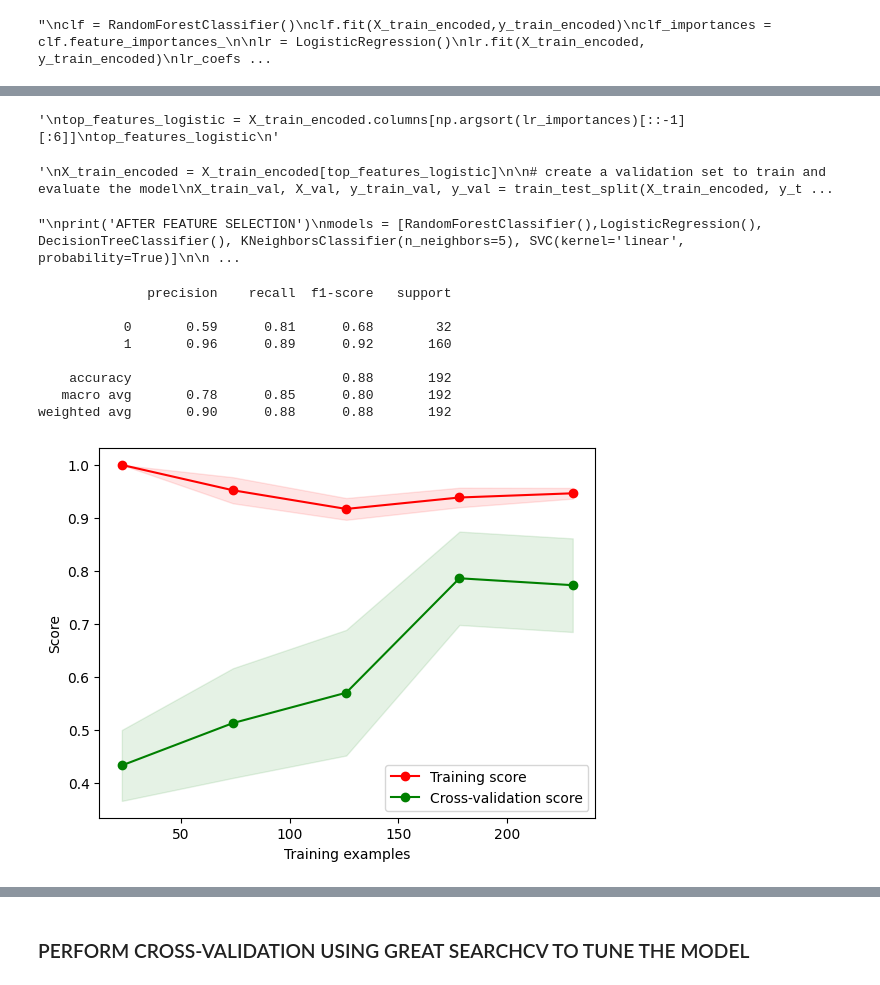
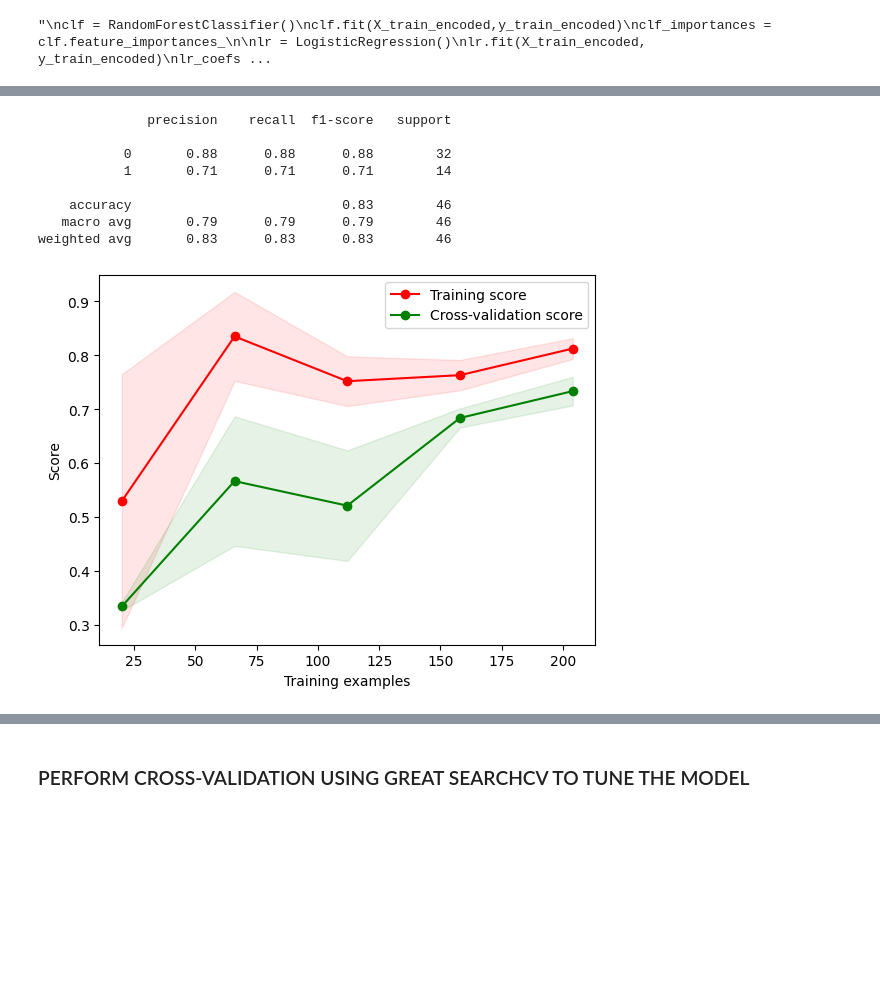
Before and after one commit to daniocionini/Prediction-Model-Breast-Cancer-Recurrence, a Jupyter notebook: model_prediction_recurrence_breast_cancer.ipynb, the cells around one changed output, grey strips where cells are left out. Drawn from its saved outputs; the diff is of its cells as text; code cells hidden in the pictures; blank space fills up the shorter version.

```diff
--- a/model_prediction_recurrence_breast_cancer.ipynb
+++ b/model_prediction_recurrence_breast_cancer.ipynb
@@ -209,28 +270,0 @@ top_features_forest
-# %%
-"""
-top_features_logistic = X_train_encoded.columns[np.argsort(lr_importances)[::-1][:6]]
-top_features_logistic
-"""
-# %% [output]
-'\ntop_features_logistic = X_train_encoded.columns[np.argsort(lr_importances)[::-1][:6]]\ntop_features_logistic\n'
-# %%
-"""
-X_train_encoded = X_train_encoded[top_features_logistic]
-
-# create a validation set to train and evaluate the model
-X_train_val, X_val, y_train_val, y_val = train_test_split(X_train_encoded, y_train_encoded, test_size=0.2, stratify=y_train_encoded, random_state=42)
-"""
-# %% [output]
-'\nX_train_encoded = X_train_encoded[top_features_logistic]\n\n# create a validation set to train and evaluate the model\nX_train_val, X_val, y_train_val, y_val = train_test_split(X_train_encoded, y_t ...
-# %%
-"""
-print('AFTER FEATURE SELECTION')
-models = [RandomForestClassifier(),LogisticRegression(), DecisionTreeClassifier(), KNeighborsClassifier(n_neighbors=5), SVC(kernel='linear', probability=True)]
-
-for model in models:
-    normal_pred(model, X_train_val, y_train_val, X_val, y_val)
-    resampling(model, X_train_val, y_train_val, X_val, y_val)
-    smote(model, X_train_val, y_train_val, X_val, y_val)
-"""
-# %% [output]
-"\nprint('AFTER FEATURE SELECTION')\nmodels = [RandomForestClassifier(),LogisticRegression(), DecisionTreeClassifier(), KNeighborsClassifier(n_neighbors=5), SVC(kernel='linear', probability=True)]\n\n ...
@@ -240,49 +274,49 @@ smote_k = 10
 # %%
-model = RandomForestClassifier()
+model = KNeighborsClassifier()
+
 
 # performing resampling
-smote = SMOTE(random_state=42, sampling_strategy=smote_strategy, k_neighbors=smote_k)
-X_train_resampled, y_train_resampled = smote.fit_resample(X_train_eval, y_train_eval)
-X_eval_resampled, y_eval_resampled = smote.fit_resample(X_eval, y_eval)
+ros = RandomOverSampler(random_state=42)
+X_train_resampled, y_train_resampled = ros.fit_resample(X_train_eval, y_train_eval)
 model = model
 model.fit(X_train_resampled, y_train_resampled)
-y_pred = model.predict(X_eval_resampled)
-report = classification_report(y_eval_resampled, y_pred)
-y_score = model.predict_proba(X_eval_resampled)[:, 1]
+y_pred = model.predict(X_eval)
+report = classification_report(y_eval, y_pred)
+y_score = model.predict_proba(X_eval)[:, 1]
 print(report)
 
 
 # Learning Curve
 train_sizes, train_scores, valid_scores = learning_curve(model, X_train_resampled, y_train_resampled, cv=5, scoring='f1_macro')
 
 train_scores_mean = np.mean(train_scores, axis=1)
 train_scores_std = np.std(train_scores, axis=1)
 valid_scores_mean = np.mean(valid_scores, axis=1)
 valid_scores_std = np.std(valid_scores, axis=1)
 
 plt.fill_between(train_sizes, train_scores_mean - train_scores_std,
                  train_scores_mean + train_scores_std, alpha=0.1, color="r")
 plt.fill_between(train_sizes, valid_scores_mean - valid_scores_std,
                  valid_scores_mean + valid_scores_std, alpha=0.1, color="g")
 plt.plot(train_sizes, train_scores_mean, 'o-', color="r",
          label="Training score")
 plt.plot(train_sizes, valid_scores_mean, 'o-', color="g",
          label="Cross-validation score")
 
 plt.xlabel("Training examples")
 plt.ylabel("Score")
 plt.legend(loc="best")
 plt.show()
 # %% [output]
               precision    recall  f1-score   support
 
-           0       0.59      0.81      0.68        32
-           1       0.96      0.89      0.92       160
+           0       0.88      0.88      0.88        32
+           1       0.71      0.71      0.71        14
 
-    accuracy                           0.88       192
-   macro avg       0.78      0.85      0.80       192
-weighted avg       0.90      0.88      0.88       192
+    accuracy                           0.83        46
+   macro avg       0.79      0.79      0.79        46
+weighted avg       0.83      0.83      0.83        46
-[figure, old version]
+[figure, new version]
 # %%
 from sklearn.metrics import precision_recall_curve
 from sklearn.metrics import average_precision_score
```
Also changed, not shown: parts of 18 cells of this notebook.
